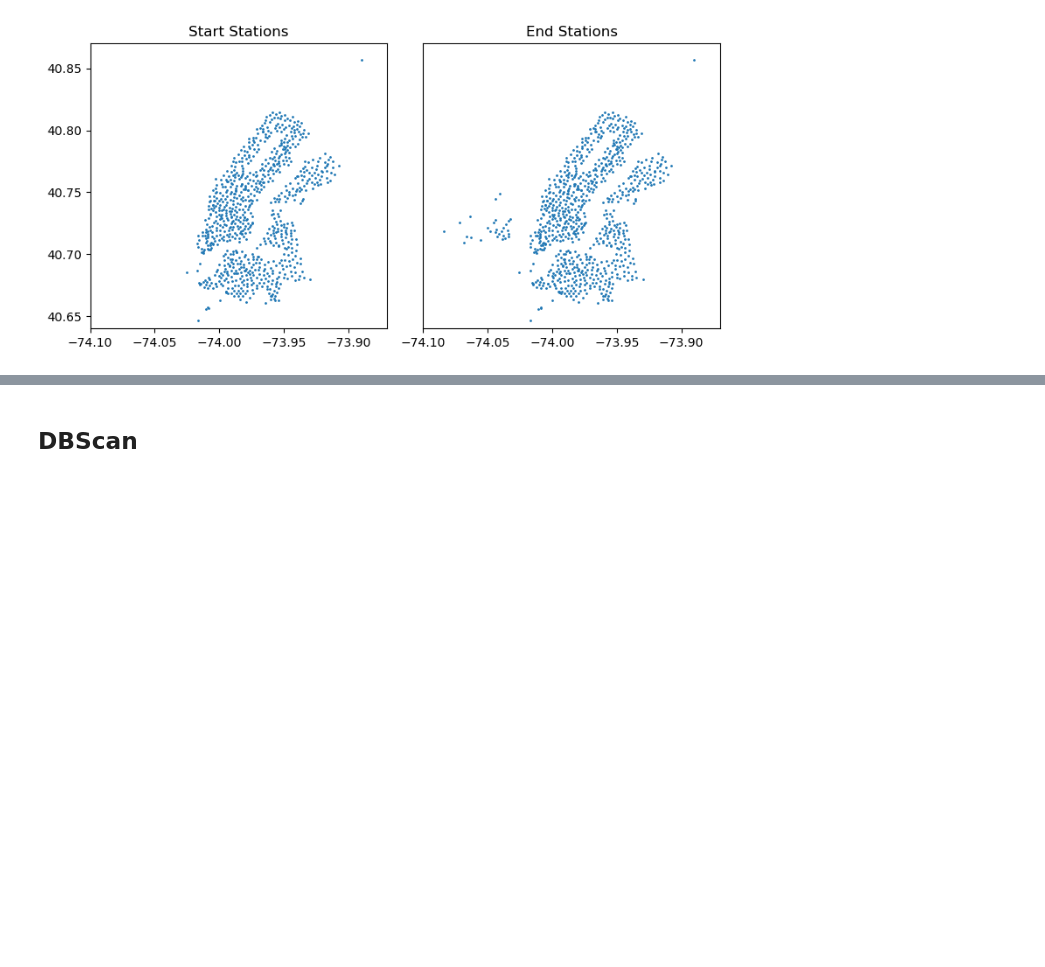
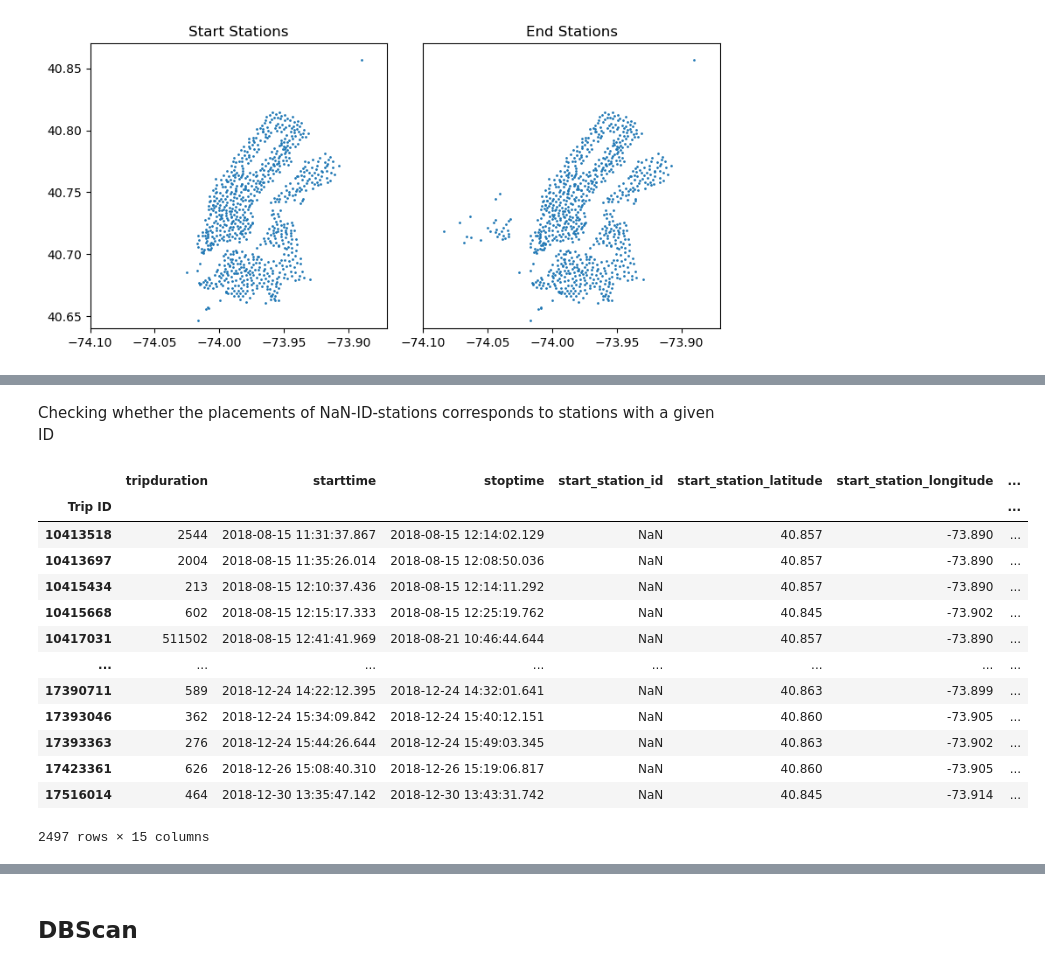
Before and after one commit to katrinemariepedersen/Business_analytics_project, a Jupyter notebook: Load_of_dat.ipynb, the cells around one changed output, grey strips where cells are left out. Drawn from its saved outputs; the diff is of its cells as text; code cells hidden in the pictures; blank space fills up the shorter version.

```diff
--- a/Load_of_dat.ipynb
+++ b/Load_of_dat.ipynb
@@ -264,0 +316,20 @@ plt.show()
+# %% [markdown]
+Checking whether the placements of NaN-ID-stations corresponds to stations with a given ID
+# %%
+mask = f.start_station_id.isna()
+f[(mask)]
+# %% [output]
+|  | tripduration | starttime | stoptime | start_station_id | start_station_latitude | start_station_longitude | ... |
+| Trip ID |  |  |  |  |  |  | ... |
+| 10413518 | 2544 | 2018-08-15 11:31:37.867 | 2018-08-15 12:14:02.129 | NaN | 40.857 | -73.890 | ... |
+| 10413697 | 2004 | 2018-08-15 11:35:26.014 | 2018-08-15 12:08:50.036 | NaN | 40.857 | -73.890 | ... |
+| 10415434 | 213 | 2018-08-15 12:10:37.436 | 2018-08-15 12:14:11.292 | NaN | 40.857 | -73.890 | ... |
+| 10415668 | 602 | 2018-08-15 12:15:17.333 | 2018-08-15 12:25:19.762 | NaN | 40.845 | -73.902 | ... |
+| 10417031 | 511502 | 2018-08-15 12:41:41.969 | 2018-08-21 10:46:44.644 | NaN | 40.857 | -73.890 | ... |
+| ... | ... | ... | ... | ... | ... | ... | ... |
+| 17390711 | 589 | 2018-12-24 14:22:12.395 | 2018-12-24 14:32:01.641 | NaN | 40.863 | -73.899 | ... |
+| 17393046 | 362 | 2018-12-24 15:34:09.842 | 2018-12-24 15:40:12.151 | NaN | 40.860 | -73.905 | ... |
+| 17393363 | 276 | 2018-12-24 15:44:26.644 | 2018-12-24 15:49:03.345 | NaN | 40.863 | -73.902 | ... |
+| 17423361 | 626 | 2018-12-26 15:08:40.310 | 2018-12-26 15:19:06.817 | NaN | 40.860 | -73.905 | ... |
+| 17516014 | 464 | 2018-12-30 13:35:47.142 | 2018-12-30 13:43:31.742 | NaN | 40.845 | -73.914 | ... |
+2497 rows × 15 columns
```
Also changed, not shown: parts of 11 cells of this notebook.
